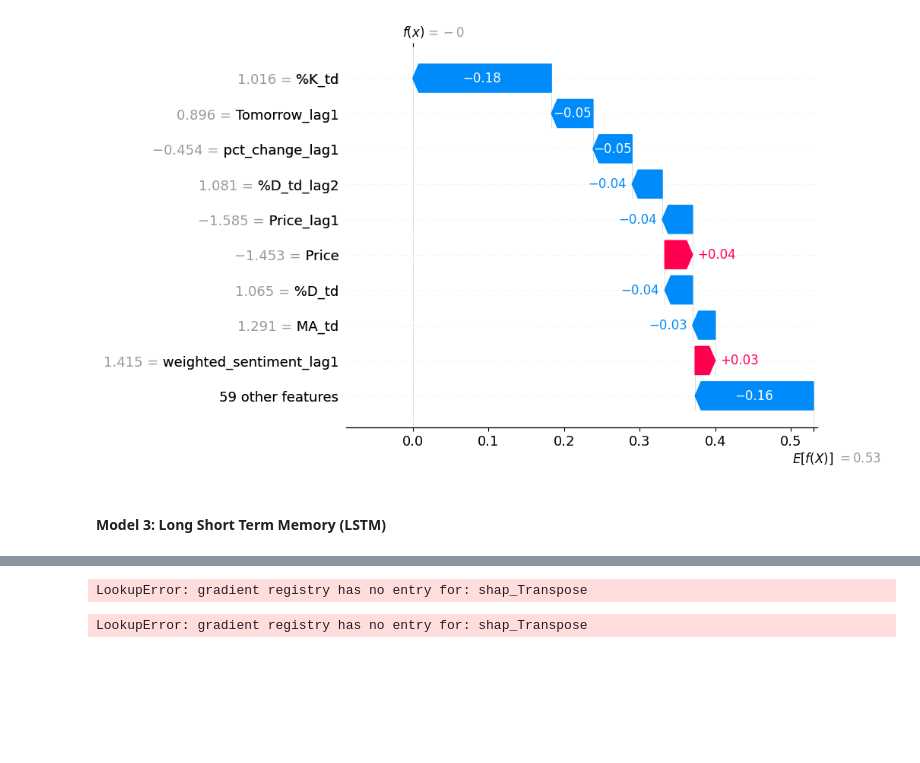
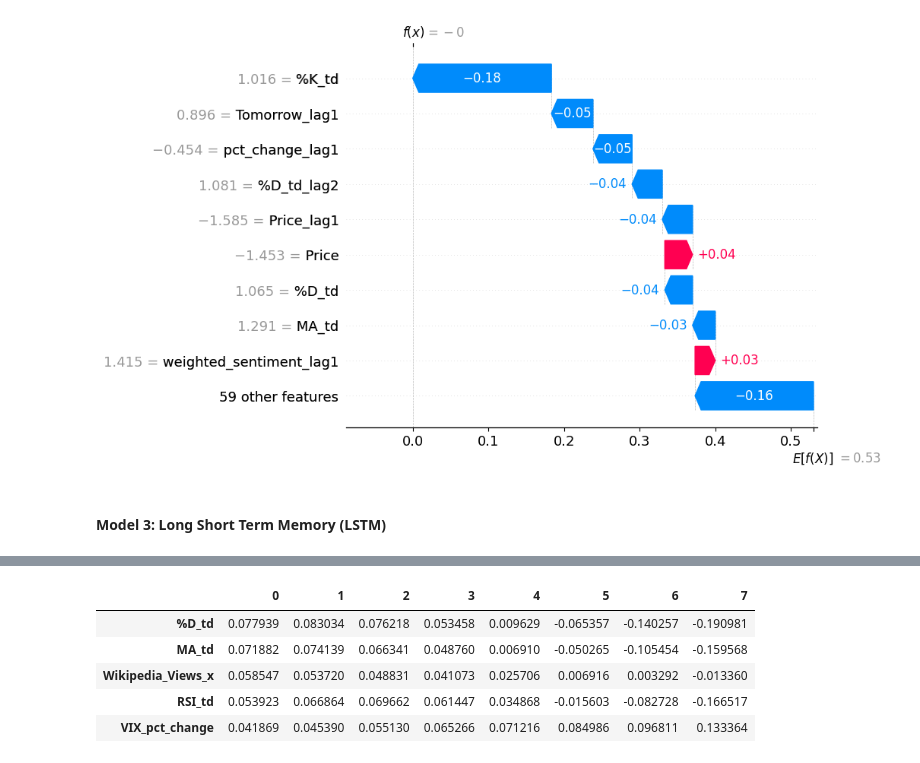
Before and after one commit to NumericCamel/Master-Thesis, a Jupyter notebook: model_building.ipynb, the cells around one changed output, grey strips where cells are left out. Drawn from its saved outputs; the diff is of its cells as text; code cells hidden in the pictures; blank space fills up the shorter version.

```diff
--- a/model_building.ipynb
+++ b/model_building.ipynb
@@ -385,52 +399,20 @@ def get_saliency_map(model, input_data, target_index):
     return gradient
 
 # Get a single input sample to compute the saliency map
-input_sample = X_test[0:1]
+input_sample = X_test[7:8]
 
 # Compute the saliency map for the sample
 saliency_map = get_saliency_map(model, input_sample, 0).numpy().squeeze()
-
-# Plot the saliency map
-plt.figure(figsize=(12, 8))
-for i in range(saliency_map.shape[1]):
-    plt.plot(saliency_map[:, i], label=columns[i])
-plt.title('Saliency Map')
-plt.xlabel('Time Steps')
-plt.ylabel('Saliency')
-plt.legend()
-plt.show()
-# %% [output]
-LookupError: gradient registry has no entry for: shap_Transpose
-# %%
-import tensorflow as tf
-import matplotlib.pyplot as plt
-import shap
-import numpy as np
-
-# Function to get the gradients of the model's output with respect to the input
-def get_saliency_map(model, input_data, target_index):
-    input_data = tf.convert_to_tensor(input_data)
-    with tf.GradientTape() as tape:
-        tape.watch(input_data)
-        prediction = model(input_data)
-        loss = prediction[:, target_index]
-    gradient = tape.gradient(loss, input_data)
-    return gradient
-
-# Get a single input sample to compute the saliency map
-input_sample = X_test[0:1]
-
-# Compute the saliency map for the sample
-saliency_map = get_saliency_map(model, input_sample, 0).numpy().squeeze()
-
-# Plot the saliency map
-plt.figure(figsize=(12, 8))
-for i in range(saliency_map.shape[1]):
-    plt.plot(saliency_map[:, i], label=columns[i])
-plt.title('Saliency Map')
-plt.xlabel('Time Steps')
-plt.ylabel('Saliency')
-plt.legend()
-plt.show()
-# %% [output]
-LookupError: gradient registry has no entry for: shap_Transpose
+# %%
+saliency = pd.DataFrame(saliency_map, columns=columns)
+saliency = saliency.transpose()
+saliency = saliency.sort_values(by=0, ascending=False)
+saliency = saliency[:5]
+saliency
+# %% [output]
+|  | 0 | 1 | 2 | 3 | 4 | 5 | 6 | 7 |
+| %D_td | 0.077939 | 0.083034 | 0.076218 | 0.053458 | 0.009629 | -0.065357 | -0.140257 | -0.190981 |
+| MA_td | 0.071882 | 0.074139 | 0.066341 | 0.048760 | 0.006910 | -0.050265 | -0.105454 | -0.159568 |
+| Wikipedia_Views_x | 0.058547 | 0.053720 | 0.048831 | 0.041073 | 0.025706 | 0.006916 | 0.003292 | -0.013360 |
+| RSI_td | 0.053923 | 0.066864 | 0.069662 | 0.061447 | 0.034868 | -0.015603 | -0.082728 | -0.166517 |
+| VIX_pct_change | 0.041869 | 0.045390 | 0.055130 | 0.065266 | 0.071216 | 0.084986 | 0.096811 | 0.133364 |
```
Also changed, not shown: parts of 4 cells of this notebook.
